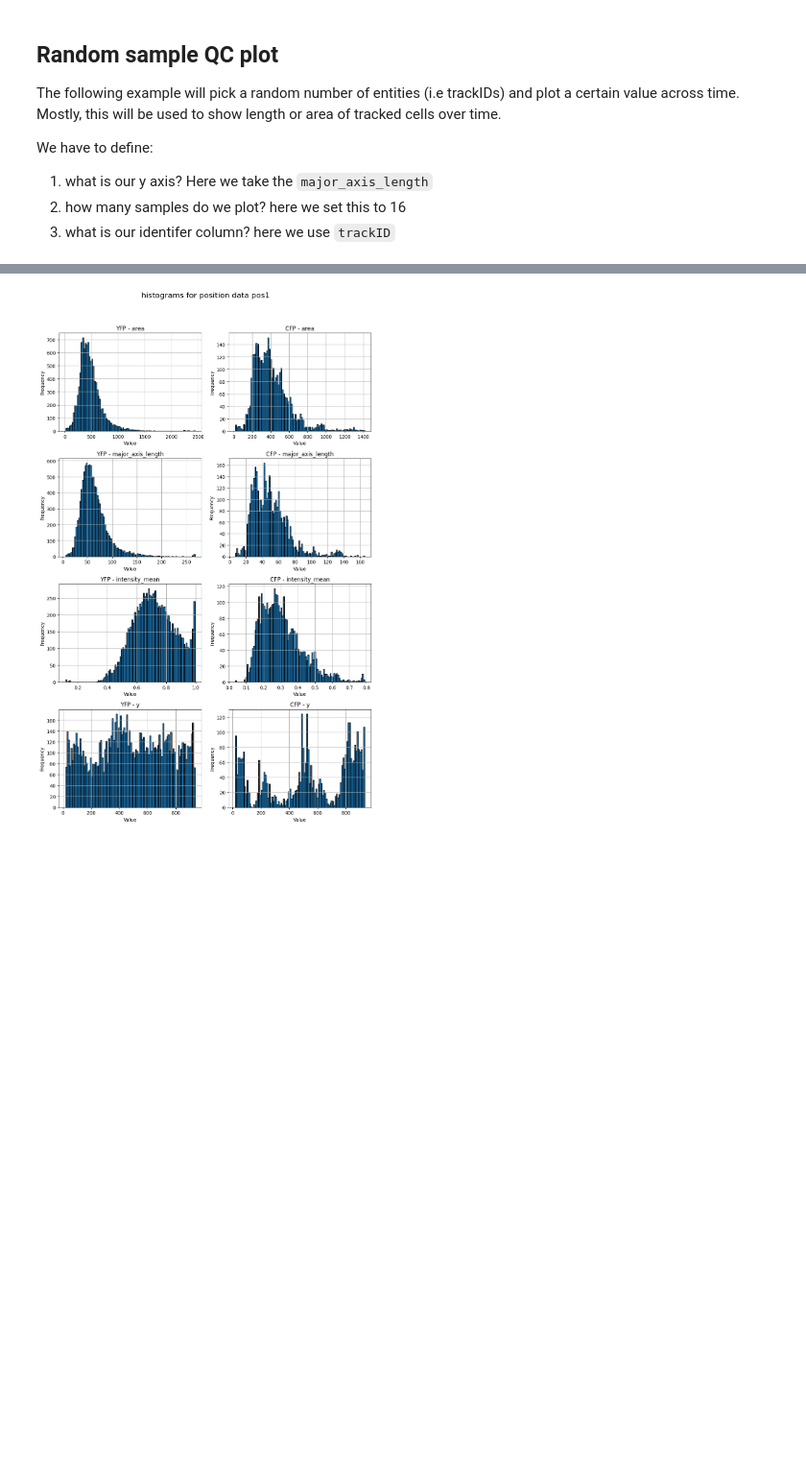
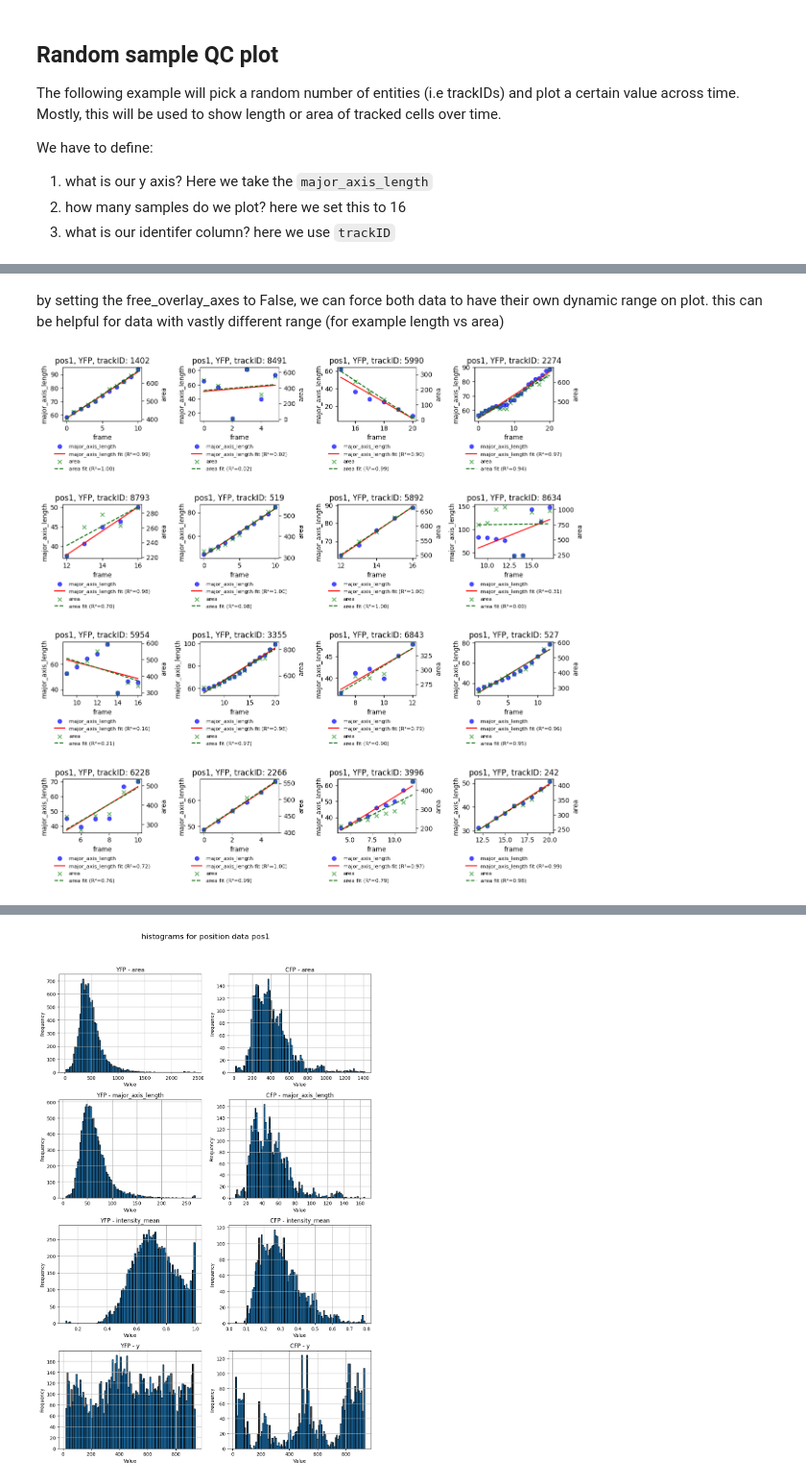
Before and after one commit to Microbial-Systems-Ecology/midap-tools, a Jupyter notebook: notebooks/guide/02_quality_control.ipynb, the cells around one changed output, grey strips where cells are left out. Shown at 96% size. Saved outputs shown, nothing was run; the diff lists cells and outputs as text; code cells hidden in the pictures; blank space fills up the shorter version.

```diff
--- a/notebooks/guide/02_quality_control.ipynb
+++ b/notebooks/guide/02_quality_control.ipynb
@@ -64,0 +67,12 @@ to create histogram plots, we have to specify:
+# %% [markdown]
+by setting the free_overlay_axes to False, we can force both data to have their own dynamic range on plot. this can be helpful for data with vastly different range (for example length vs area)
+# %%
+experiment.plot_qc(value_column = "major_axis_length",
+                   n_samples=16,
+                   id_column = "trackID",
+                   positions= "pos1",
+                   color_channels="YFP",
+                   overlay_column="area",
+                   free_overlay_axes=True)
+# %% [output]
+[figure, added]
```
Also changed, not shown: parts of 5 cells of this notebook, 3 other files.
